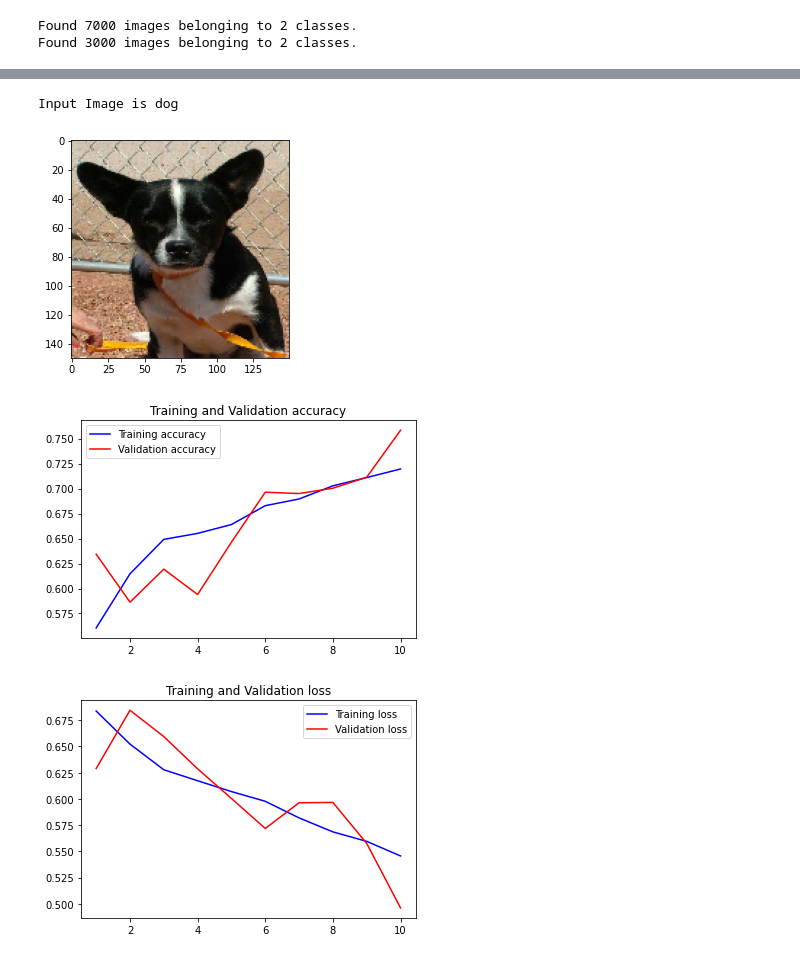
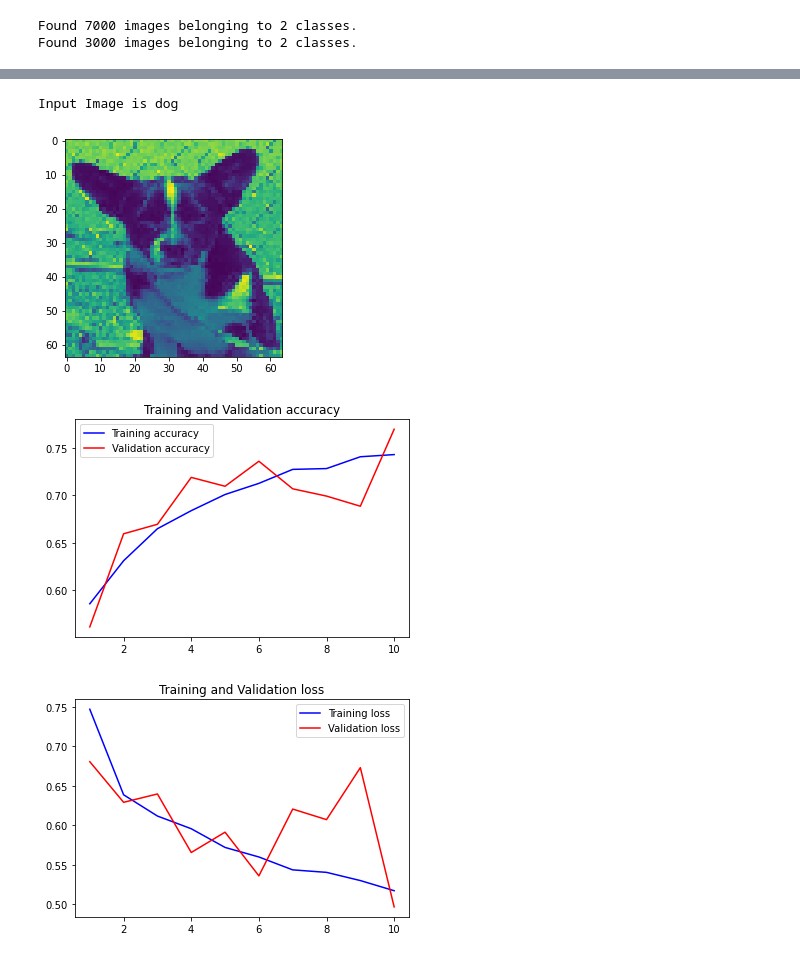
Before and after one commit to hikizan/ImageClassificationWithoutOverfitting, a Jupyter notebook: ImageClassification3.ipynb, the cells around one changed output, grey strips where cells are left out. Drawn from its saved outputs; the diff is of its cells as text; code cells hidden in the pictures.

```diff
--- a/ImageClassification3.ipynb
+++ b/ImageClassification3.ipynb
@@ -16,12 +16,10 @@ train_dir = os.path.join(base_dir, 'cats_and_dogs')
 from tensorflow.keras.preprocessing.image import ImageDataGenerator
 
 train_datagen = ImageDataGenerator( rescale = 1.0/255,
-                                    horizontal_flip=True,
-                                    rotation_range=40,
-                                    width_shift_range=0.2,
-                                    height_shift_range=0.2,
+                                    rotation_range=30,
                                     fill_mode='constant',
                                     shear_range=0.2,
+                                    #brightness_range=[0.8, 1.2],
                                     zoom_range=0.2,
                                     validation_split=0.3
 )
@@ -32,15 +30,17 @@ validation_datagen = ImageDataGenerator( rescale = 1.0/225,
 
 
 train_generator = train_datagen.flow_from_directory( train_dir,
-                                                        target_size = (150, 150),
+                                                        target_size = (64, 64),
                                                         batch_size = 32,
+                                                        color_mode='grayscale',
                                                         class_mode = 'binary',
                                                         shuffle=True,
                                                         subset='training')
 
 validation_generator = validation_datagen.flow_from_directory( train_dir,
-                                                                target_size = (150, 150),
+                                                                target_size = (64, 64),
                                                                 batch_size = 32,
+                                                                color_mode='grayscale',
                                                                 class_mode = 'binary',
                                                                 shuffle=True,
                                                                 subset='validation')
@@ -49,16 +49,18 @@ Found 7000 images belonging to 2 classes.
 Found 3000 images belonging to 2 classes.
 # %%
 model = tf.keras.models.Sequential([
-    tf.keras.layers.Conv2D(16, (3,3), activation='relu', input_shape=(150, 150, 3)),
+    tf.keras.layers.Conv2D(8, (3,3), activation='relu', input_shape=(64, 64, 1), padding='same'),
     tf.keras.layers.MaxPool2D(2,2),
-    tf.keras.layers.Conv2D(32, (3,3), activation='relu'),
+    tf.keras.layers.BatchNormalization(),
+    tf.keras.layers.Conv2D(16, (3,3), activation='relu', padding='same'),
     tf.keras.layers.MaxPool2D(2,2),
-    tf.keras.layers.Conv2D(64, (3,3), activation='relu'),
+    tf.keras.layers.BatchNormalization(),
+    tf.keras.layers.Conv2D(32, (3,3), activation='relu', padding='same'),
     tf.keras.layers.MaxPool2D(2,2),
+    tf.keras.layers.BatchNormalization(),
     tf.keras.layers.Flatten(),
-    tf.keras.layers.Dropout(0.5, input_shape=(2,)),
-    tf.keras.layers.Dense(512, activation='relu'),
-    tf.keras.layers.Dense(256, activation='relu'),
+    tf.keras.layers.Dense(128, activation='relu'),
+    tf.keras.layers.Dropout(0.5),
     tf.keras.layers.Dense(1, activation='sigmoid')
 ])
 # %%
@@ -116,25 +118,25 @@ Epoch 10/10
 # %%
 from tensorflow.keras.preprocessing import image
 import matplotlib.pyplot as plt
 import matplotlib.image as mpimg
 %matplotlib inline
 
 #test_image = image.load_img('cat.1.jpg',target_size=(64,64))
 #test_image = image.load_img('cat.4062.jpg',target_size=(64,64))
 #test_image = image.load_img('dog.4001.jpg',target_size=(64,64))
-test_image = image.load_img('dog.4031.jpg',target_size=(150,150))
+test_image = image.load_img('dog.4031.jpg',target_size=(64,64),color_mode='grayscale')
 imgplot = plt.imshow(test_image)
 test_image = image.img_to_array(test_image)
 test_image = test_image/255
 test_image = np.expand_dims(test_image,axis=0)
 result = model.predict(test_image)
 if result == 0 :
     print("Input Image is cat")
 else:
     print("Input Image is dog")
 # %% [output]
 Input Image is dog
-[figure, old version]
+[figure, new version]
 # %%
 import matplotlib.pyplot as plt
 import matplotlib.image as mpimg
@@ -162,5 +164,5 @@ plt.legend()
 
 plt.show()
 # %% [output]
-[figure, old version]
+[figure, new version]
-[figure, old version]
+[figure, new version]
```
Also changed, not shown: parts of 2 cells of this notebook.
